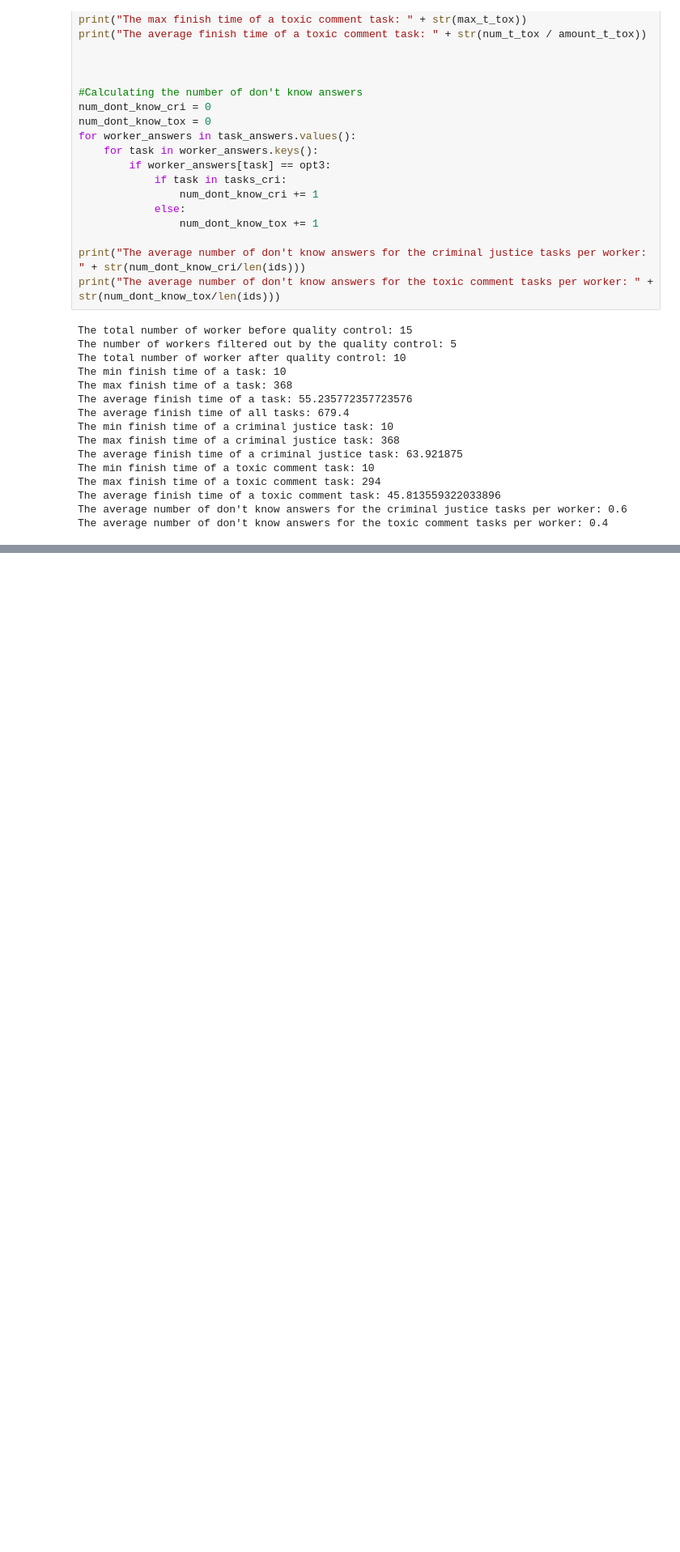
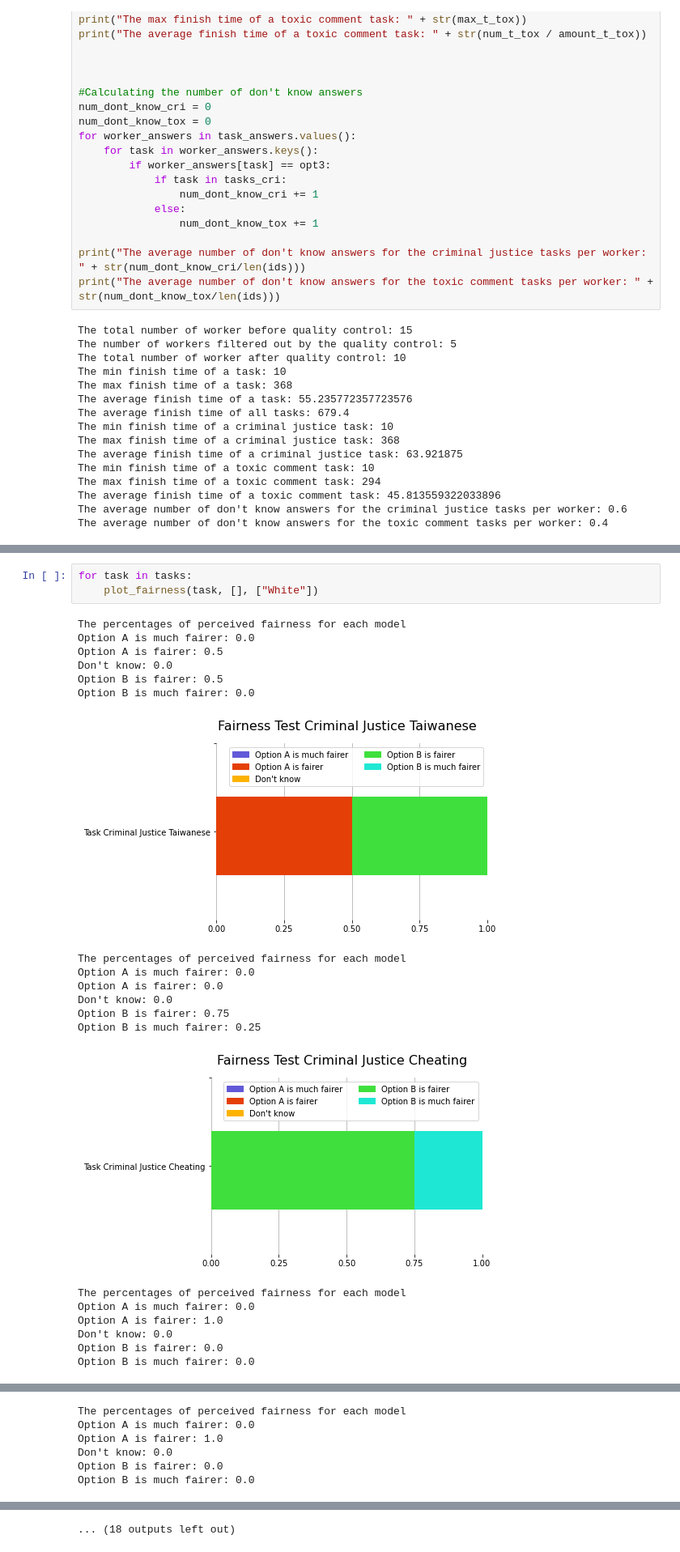
Before and after one commit to SunweiWang/CrowdComputing, a Jupyter notebook: postprocessing/plot_data.py.ipynb, the cells around one changed output, grey strips where cells are left out. Shown: that part at 81% size. Saved outputs shown, nothing was run; the diff lists cells and outputs as text; blank space fills up the shorter version.

```diff
--- a/postprocessing/plot_data.py.ipynb
+++ b/postprocessing/plot_data.py.ipynb
@@ -307,0 +436,24 @@ for task in tasks:
+# %%
+for task in tasks:
+    plot_fairness(task, [], ["White"])
+# %% [output]
+The percentages of perceived fairness for each model
+Option A is much fairer: 0.0
+Option A is fairer: 0.5
+Don't know: 0.0
+Option B is fairer: 0.5
+Option B is much fairer: 0.0
+[figure, added]
+The percentages of perceived fairness for each model
+Option A is much fairer: 0.0
+Option A is fairer: 0.0
+Don't know: 0.0
+Option B is fairer: 0.75
+Option B is much fairer: 0.25
+[figure, added]
+The percentages of perceived fairness for each model
+Option A is much fairer: 0.0
+Option A is fairer: 1.0
+Don't know: 0.0
+Option B is fairer: 0.0
+Option B is much fairer: 0.0
@@ -307,0 +461,6 @@ for task in tasks:
+The percentages of perceived fairness for each model
+Option A is much fairer: 0.0
+Option A is fairer: 1.0
+Don't know: 0.0
+Option B is fairer: 0.0
+Option B is much fairer: 0.0
@@ -308,3 +482,4 @@ for task in tasks:
+... (18 outputs left out)
 # %%
 import sklearn.metrics as met
 
```
Also changed, not shown: parts of 7 cells of this notebook, 2 other files.
